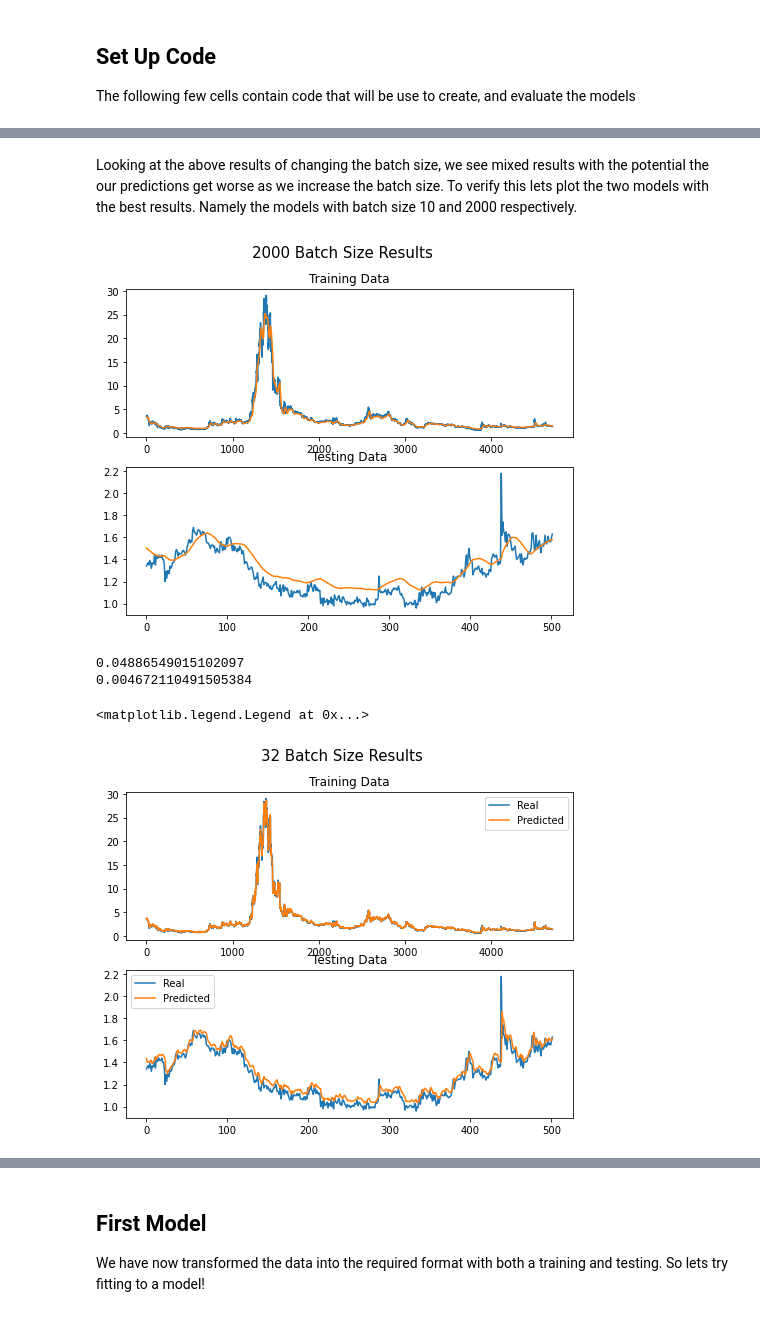
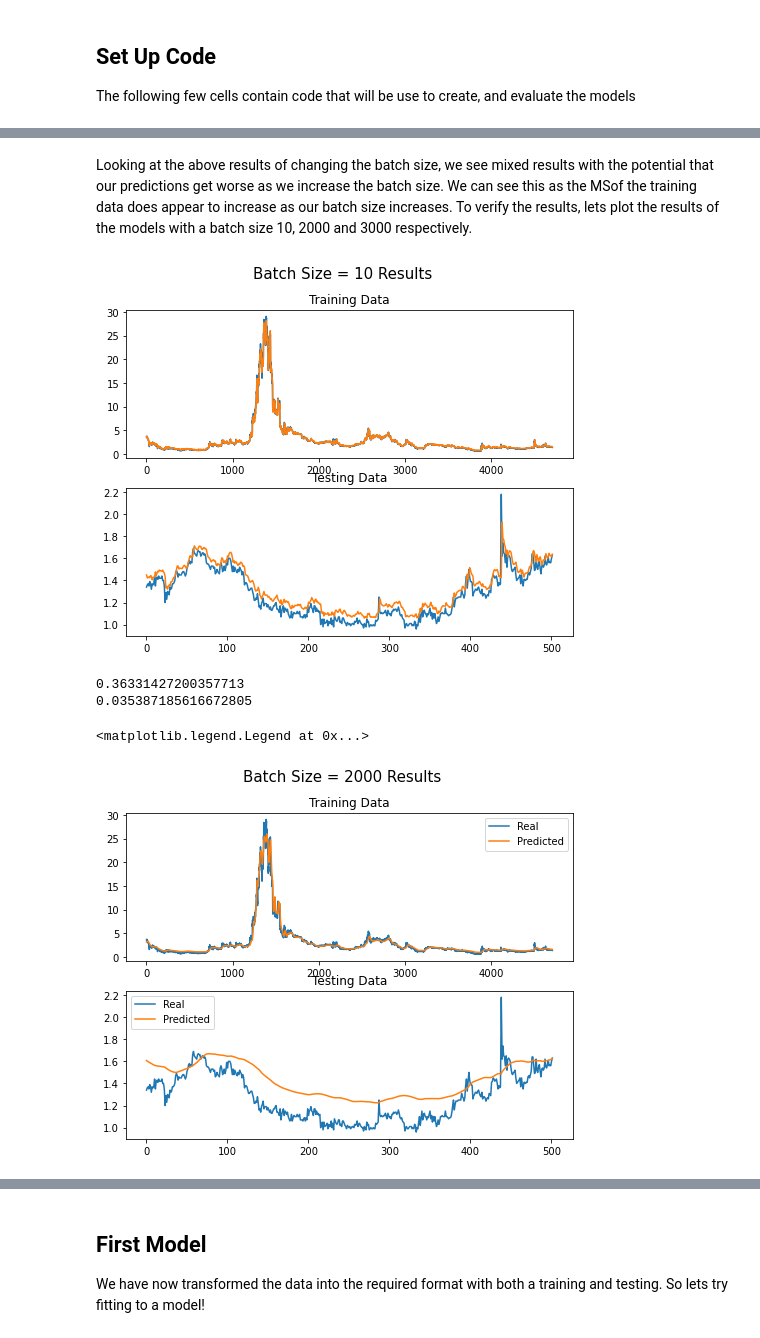
Before and after one commit to avickars/Deep-Learning-Stock-Trading-Model, a Jupyter notebook: neauralNetwork.ipynb, the cells around one changed output, grey strips where cells are left out. Drawn from its saved outputs; the diff is of its cells as text; code cells hidden in the pictures.

Commit message:
Completed batch tuning and data generator

```diff
--- a/neauralNetwork.ipynb
+++ b/neauralNetwork.ipynb
@@ -193,7 +180,7 @@ Saved model to disk
 # %% [markdown]
-Looking at the above results of changing the batch size, we see mixed results with the potential the our predictions get worse as we increase the batch size.  To verify this lets plot the two models with the best results.  Namely the models with batch size 10 and 2000 respectively.
+Looking at the above results of changing the batch size, we see mixed results with the potential that our predictions get worse as we increase the batch size.  We can see this as the MSof the training data does appear to increase as our batch size increases.  To verify the results, lets plot the results of the models with a batch size 10, 2000 and 3000 respectively.
 # %%
-model = loadModel(name='fordBatchTraining2000')
+model = loadModel(name='fordBatchTraining10')
 
 
 # CITATION: https://riptutorial.com/matplotlib/example/11257/grid-of-subplots-using-subplot
@@ -201,7 +188,7 @@ meanSquared, yHat, y = mse(xTrain,yTrain)
 fig, axes = plt.subplots(2, figsize=(8, 6))
 
 # Set the title for the figure
-fig.suptitle('2000 Batch Size Results', fontsize=15)
+fig.suptitle('Batch Size = 10 Results', fontsize=15)
 
 # Top Left Subplot
 axes[0].plot(y)
@@ -216,32 +203,32 @@ axes[1].set_title("Testing Data")
 
 plt.show()
 # %% [output]
-[figure, old version]
+[figure, new version]
 # %%
-model = loadModel(name='fordBatchTraining32')
+model = loadModel(name='fordBatchTraining2000')
 # CITATION: https://riptutorial.com/matplotlib/example/11257/grid-of-subplots-using-subplot
 meanSquared, yHat, y = mse(xTrain,yTrain)
 print(meanSquared)
 fig, axes = plt.subplots(2, figsize=(8, 6))
 
 # Set the title for the figure
-fig.suptitle('32 Batch Size Results', fontsize=15)
+fig.suptitle('Batch Size = 2000 Results', fontsize=15)
 
 # Top Left Subplot
 axes[0].plot(y)
 axes[0].plot(yHat)
 axes[0].set_title("Training Data")
 axes[0].legend(['Real', 'Predicted'])
 
 meanSquared, yHat, y = mse(xTest,yTest)
 print(meanSquared)
 # Top Right Subplot
 axes[1].plot(y)
 axes[1].plot(yHat)
 axes[1].set_title("Testing Data")
 axes[1].legend(['Real', 'Predicted'])
 # %% [output]
-0.04886549015102097
-0.004672110491505384
+0.36331427200357713
+0.035387185616672805
 <matplotlib.legend.Legend at 0x...>
-[figure, old version]
+[figure, new version]
```
Also changed, not shown: parts of 8 cells of this notebook, 27 other files.
